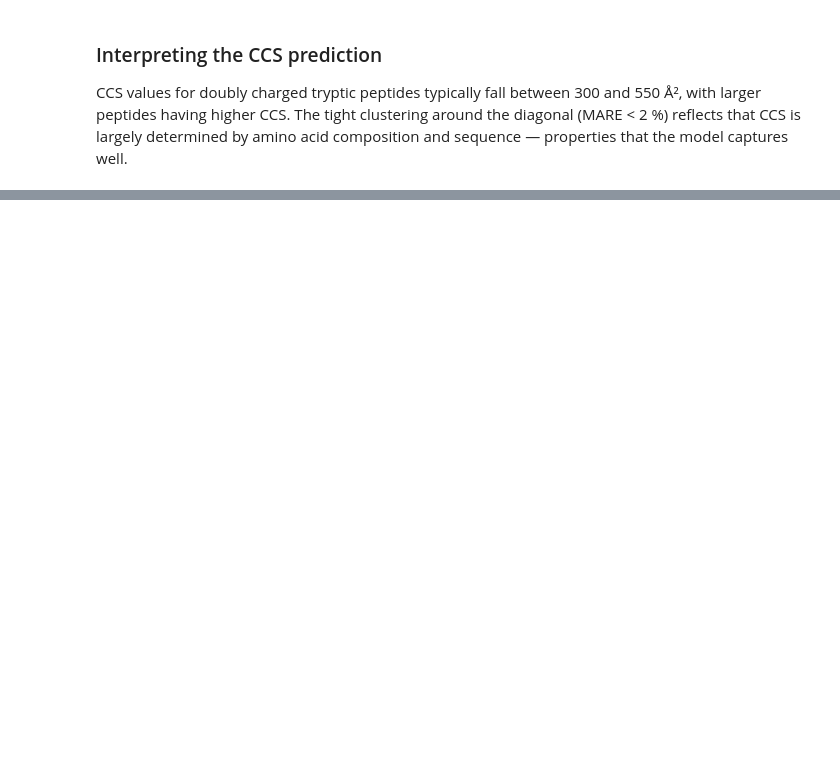
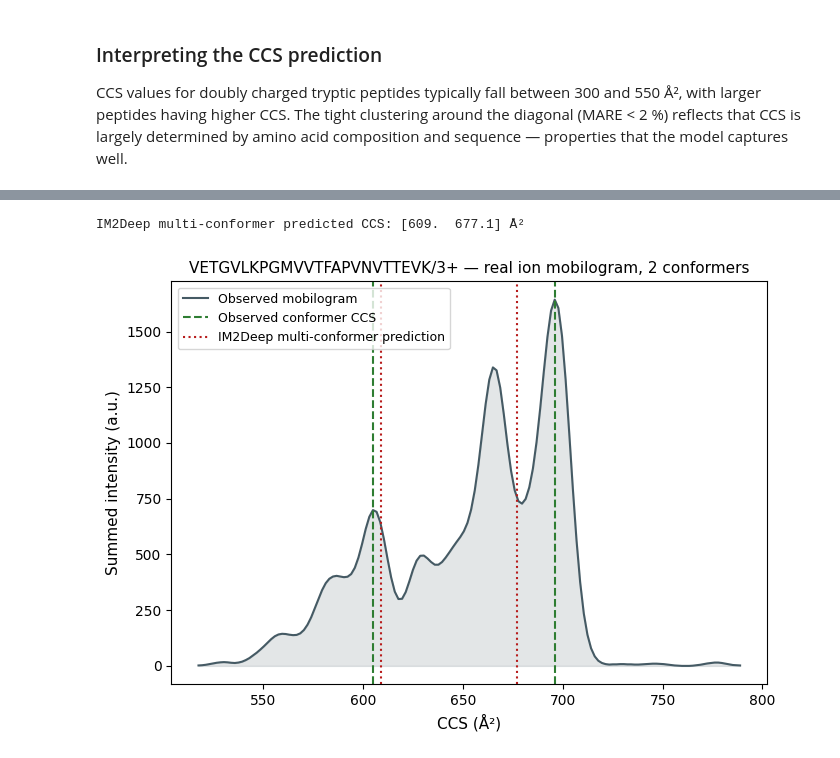
Before and after one commit to CompOmics/compomics.com, a Jupyter notebook: tutorials/notebooks/peptide-predictor.ipynb, the cells around one changed output, grey strips where cells are left out. Drawn from its saved outputs; the diff is of its cells as text; code cells hidden in the pictures; blank space fills up the shorter version.

```diff
--- a/tutorials/notebooks/peptide-predictor.ipynb
+++ b/tutorials/notebooks/peptide-predictor.ipynb
@@ -406,0 +581,20 @@ sequence — properties that the model captures well.
+# %%
+RAW_ZIP_URL = (
+    "https://ftp.pride.ebi.ac.uk/pride/data/archive/2018/11/PXD010012/HeLa_5min_raw.zip"
+)
+RAW_D_ENTRY = f"{RAW_RUN}.d/"
+RAW_D_DIR = "data/2057.d"
+
+if not os.path.exists(RAW_D_DIR):
+    os.makedirs(RAW_D_DIR, exist_ok=True)
+    print("Downloading analysis.tdf + analysis.tdf_bin (~1.4 GB)...")
+    with remotezip.RemoteZip(RAW_ZIP_URL) as zf:
+        for fname in ("analysis.tdf", "analysis.tdf_bin"):
+            with zf.open(RAW_D_ENTRY + fname) as src, open(
+                os.path.join(RAW_D_DIR, fname), "wb"
+            ) as dst:
+                for chunk in iter(lambda: src.read(1 << 20), b""):
+                    dst.write(chunk)
+            print(f"  {fname} done")
+
+print(f"Raw data available in {RAW_D_DIR}/")
@@ -406,0 +643,34 @@ sequence — properties that the model captures well.
+# %%
+conformer_psm_list = PSMList(
+    psm_list=[
+        PSM(
+            peptidoform=f"{CONFORMER_SEQUENCE}/{CONFORMER_CHARGE}",
+            spectrum_id="0",
+        )
+    ]
+)
+predicted_ccs = np.sort(im2deep.predict(conformer_psm_list, multi=True))
+print(f"IM2Deep multi-conformer predicted CCS: {predicted_ccs.round(1)} Å²")
+
+fig, ax = plt.subplots(figsize=(7, 5))
+ax.plot(ccs_axis, intensity_smooth, color="#455A64", linewidth=1.5, label="Observed mobilogram")
+ax.fill_between(ccs_axis, intensity_smooth, color="#455A64", alpha=0.15)
+
+for ccs in observed_ccs:
+    ax.axvline(ccs, color="#2E7D32", linestyle="--", linewidth=1.5)
+for ccs in predicted_ccs:
+    ax.axvline(ccs, color="#B71C1C", linestyle=":", linewidth=1.5)
+
+ax.plot([], [], color="#2E7D32", linestyle="--", label="Observed conformer CCS")
+ax.plot([], [], color="#B71C1C", linestyle=":", label="IM2Deep multi-conformer prediction")
+ax.set_xlabel("CCS (Å²)", fontsize=11)
+ax.set_ylabel("Summed intensity (a.u.)", fontsize=11)
+ax.set_title(
+    f"{CONFORMER_SEQUENCE}/{CONFORMER_CHARGE}+ — real ion mobilogram, "
+    f"{len(observed_ccs)} conformers",
+    fontsize=11,
+)
+ax.legend(fontsize=9)
+plt.tight_layout()
+plt.show()
+# %% [output]
@@ -406,0 +678,2 @@ sequence — properties that the model captures well.
+IM2Deep multi-conformer predicted CCS: [609.  677.1] Å²
+[figure, added]
```
Also changed, not shown: parts of 23 cells of this notebook, 3 other files.
